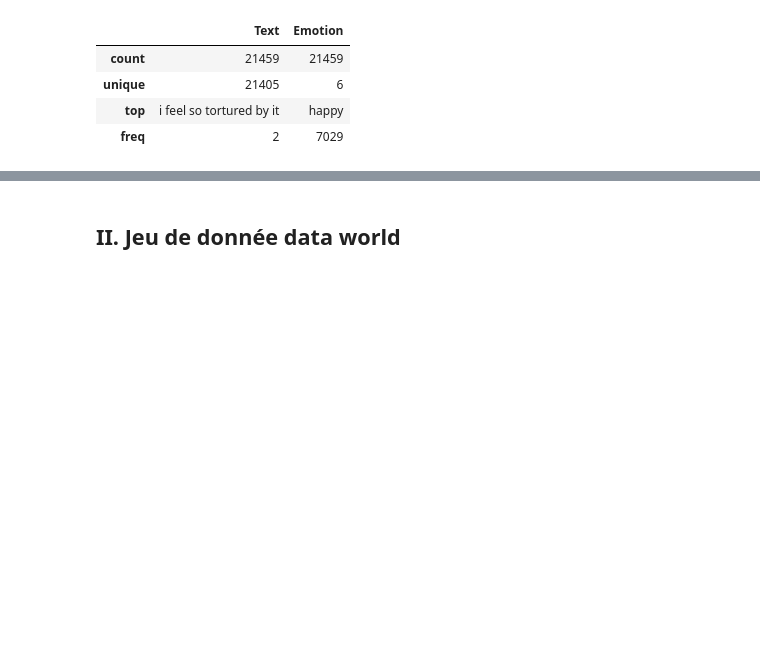
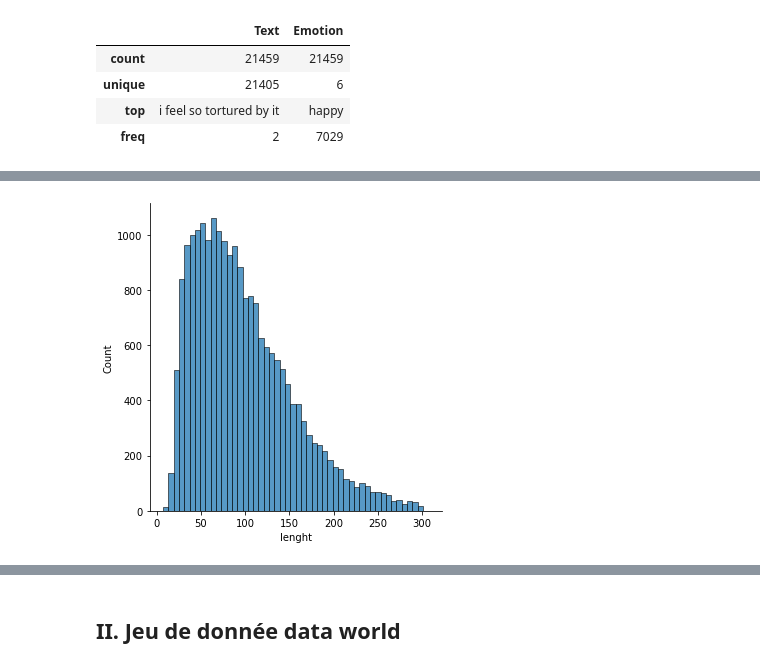
Before and after one commit to AyoubHaddou/app_feeling_dashboard_NLP, a Jupyter notebook: sklearn_coach_exploration.ipynb, the cells around one changed output, grey strips where cells are left out. Saved outputs shown, nothing was run; the diff lists cells and outputs as text; code cells hidden in the pictures; blank space fills up the shorter version.

```diff
--- a/sklearn_coach_exploration.ipynb
+++ b/sklearn_coach_exploration.ipynb
@@ -41,2 +78,4 @@ df
-# %%
-df['clean_text'] = hero.clean(df.Text)
+# %%
+sns.displot(df['lenght'], bins = 50);
+# %% [output]
+[figure, added]
```
Also changed, not shown: parts of 40 cells of this notebook, 1 other file.
